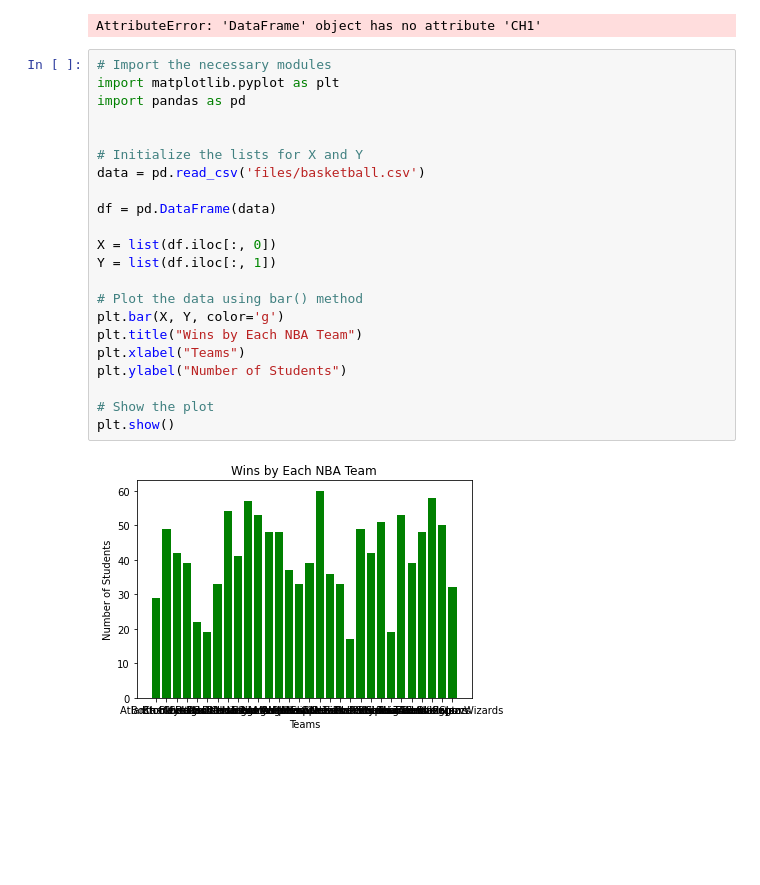
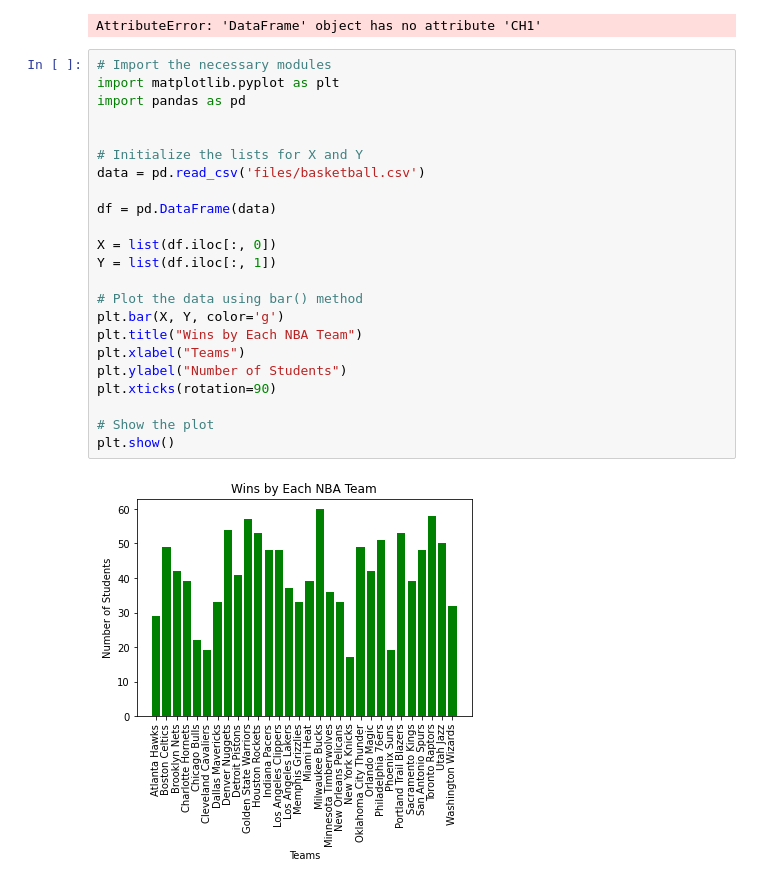
Before and after one commit to rayrayshams/Tri-3, a Jupyter notebook: _notebooks/2023-5-14-PandasNATM.ipynb, the cells around one changed output. Saved outputs shown, nothing was run; the diff lists cells and outputs as text; blank space fills up the shorter version.

```diff
--- a/_notebooks/2023-5-14-PandasNATM.ipynb
+++ b/_notebooks/2023-5-14-PandasNATM.ipynb
@@ -74,24 +74,25 @@ AttributeError: 'DataFrame' object has no attribute 'CH1'
 # %%
 # Import the necessary modules
 import matplotlib.pyplot as plt
 import pandas as pd
 
 
 # Initialize the lists for X and Y
 data = pd.read_csv('files/basketball.csv')
 
 df = pd.DataFrame(data)
 
 X = list(df.iloc[:, 0])
 Y = list(df.iloc[:, 1])
 
 # Plot the data using bar() method
 plt.bar(X, Y, color='g')
 plt.title("Wins by Each NBA Team")
 plt.xlabel("Teams")
 plt.ylabel("Number of Students")
+plt.xticks(rotation=90)
 
 # Show the plot
 plt.show()
 # %% [output]
-[figure, old version]
+[figure, new version]
```
